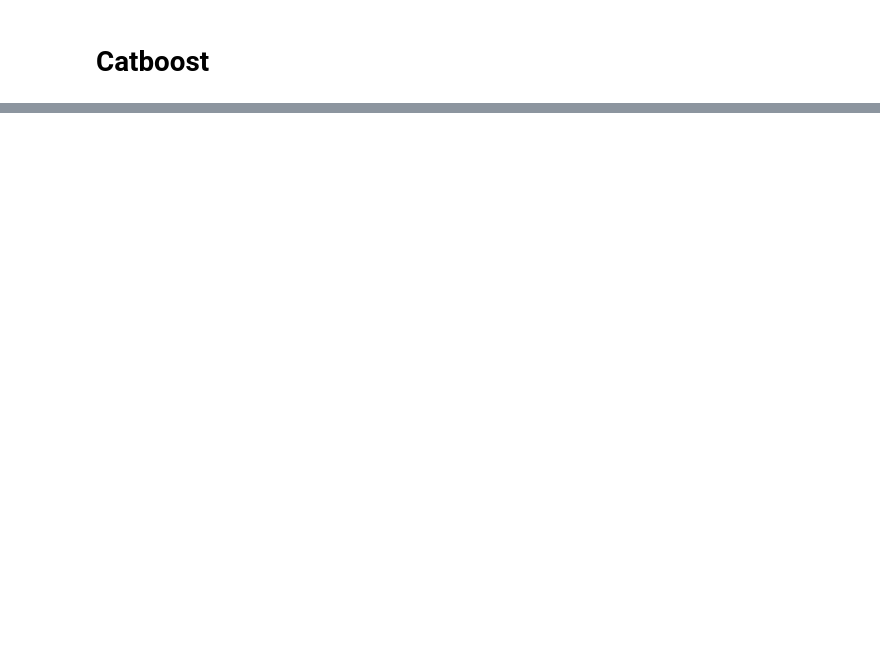
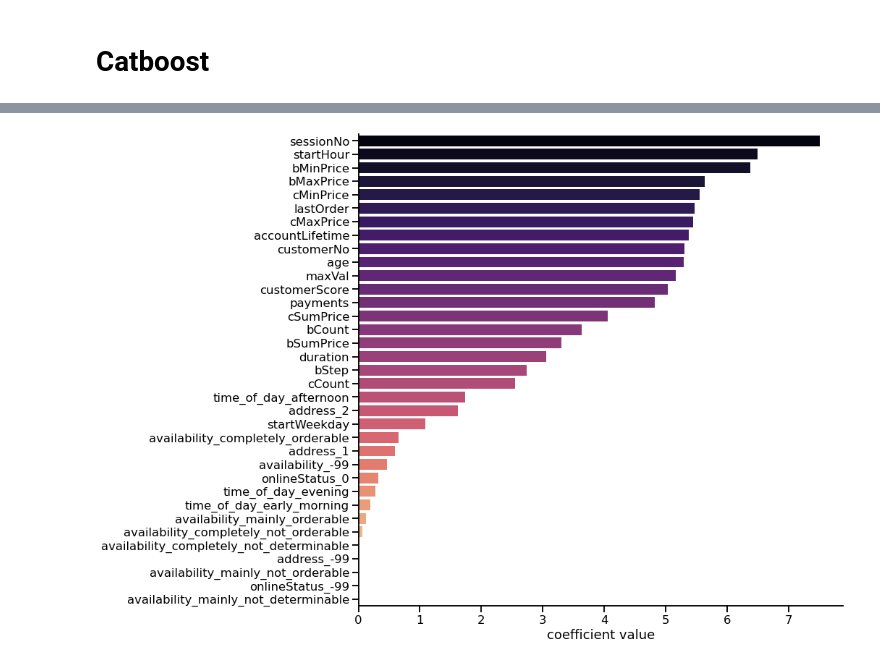
Before and after one commit to elvyna/udacity-aws-mle-nanodegree, a Jupyter notebook: project05-capstone/notebook/02-model-training-iter1.ipynb, the cells around one changed output, grey strips where cells are left out. Saved outputs shown, nothing was run; the diff lists cells and outputs as text; code cells hidden in the pictures; blank space fills up the shorter version.

```diff
--- a/project05-capstone/notebook/02-model-training-iter1.ipynb
+++ b/project05-capstone/notebook/02-model-training-iter1.ipynb
@@ -327,0 +467,25 @@ weighted avg       0.76      0.77      0.76    128704
+# %%
+catboost_coef = pd.DataFrame(
+    data = {
+        'feature_name': X_train.columns,
+        'coef': model_catboost.feature_importances_
+    }
+).sort_values(by='coef', ascending=False)
+catboost_coef['coef_abs'] = np.abs(catboost_coef['coef'])
+
+
+f, ax = plt.subplots(figsize=(12, 12))
+sns.barplot(
+    data=catboost_coef,
+    y='feature_name',
+    x='coef',
+    orient='h',
+    palette='magma',
+    ax=ax
+);
+
+plt.xlabel('coefficient value')
+plt.ylabel('')
+sns.despine();
+# %% [output]
+[figure, added]
```
Also changed, not shown: parts of 14 cells of this notebook.
